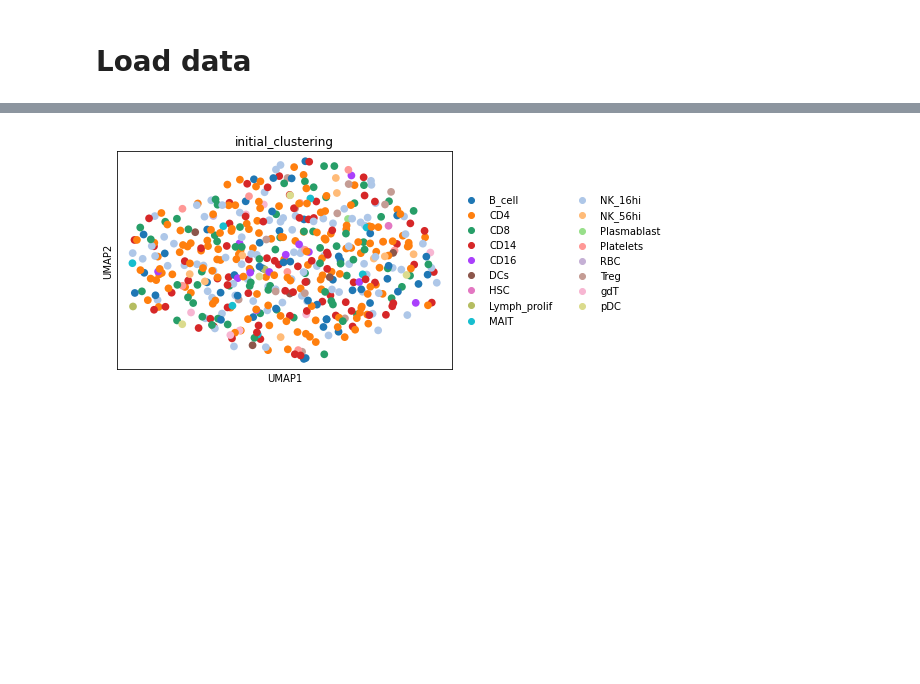
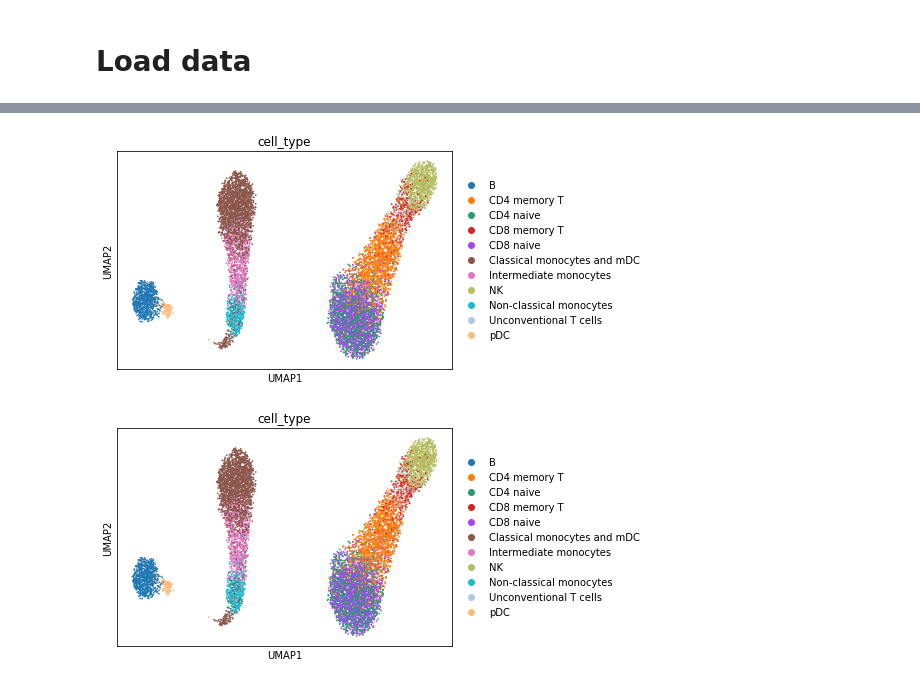
Before and after one commit to theislab/multimil, a Jupyter notebook: notebooks/tutorial.ipynb, the cells around one changed output, grey strips where cells are left out. Cells and saved outputs as stored; diff of their text form; code cells hidden in the pictures; blank space fills up the shorter version.

```diff
--- a/notebooks/tutorial.ipynb
+++ b/notebooks/tutorial.ipynb
@@ -6,5 +12,5 @@ import scanpy as sc
 # Load data
 # %%
 # load preprocessed data separately for RNA and ADT modalities from a CITE-seq experiment
-adata = sc.read('../../../adata_test.h5ad')
-cite = sc.read('../../../cite_test.h5ad')
+rna = sc.read('../data/10x/expressions_hvg.h5ad')
+atac = sc.read('../data/10x/peaks.h5ad')
@@ -92,6 +103,7 @@ model.get_latent_representation() # modifies adatas in-place
 # %%
-sc.pp.neighbors(adata, use_rep="latent")
-sc.tl.umap(adata)
-sc.pl.umap(adata, color='initial_clustering')
+sc.pp.neighbors(rna, use_rep="latent")
+sc.tl.umap(rna)
+sc.pl.umap(rna, color='cell_type')
 # %% [output]
-[figure, old version]
+[figure, new version]
+[figure, added]
```
Also changed, not shown: parts of 11 cells of this notebook, 2 other files.
